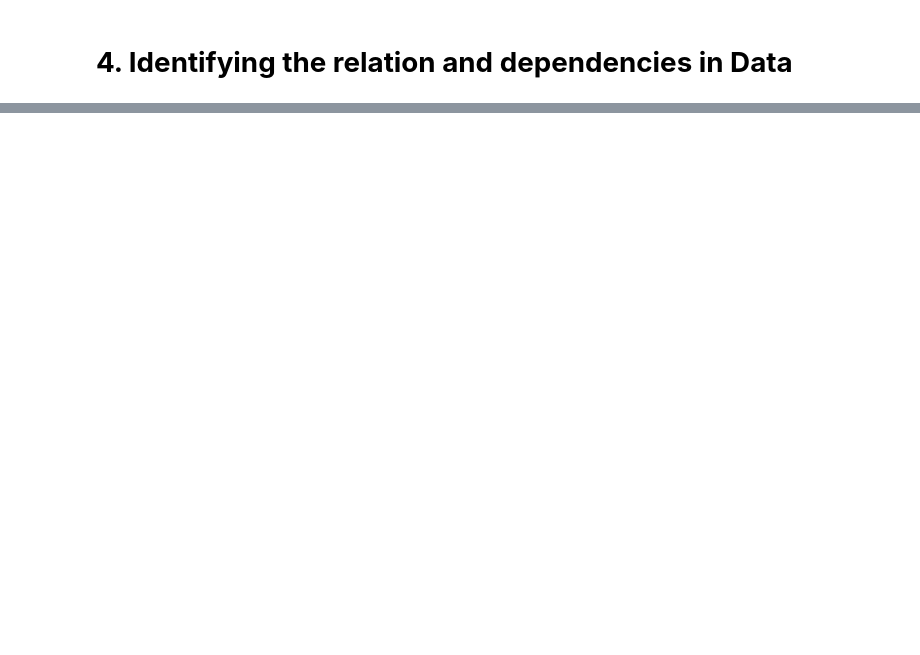
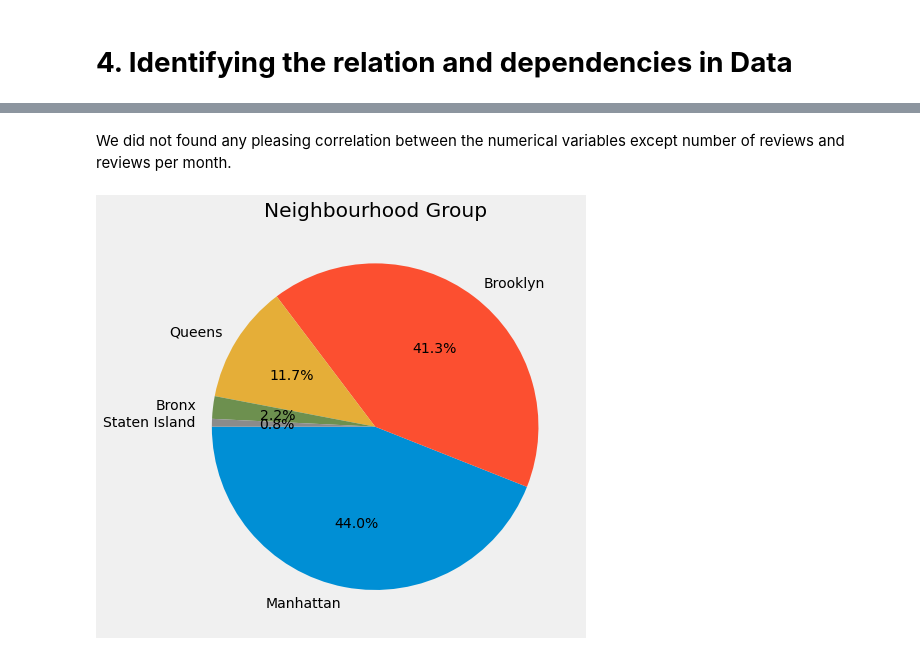
Before and after one commit to kashifkamran639/Airbnb-NYC-2019, a Jupyter notebook: Kashif_Kamran_Airbnb_Bookings_Analysis_Capstone_Project.ipynb, the cells around one changed output, grey strips where cells are left out. Cells and saved outputs as stored; diff of their text form; code cells hidden in the pictures; blank space fills up the shorter version.

```diff
--- a/Kashif_Kamran_Airbnb_Bookings_Analysis_Capstone_Project.ipynb
+++ b/Kashif_Kamran_Airbnb_Bookings_Analysis_Capstone_Project.ipynb
@@ -147,0 +191,8 @@ print(df[df.name==0].shape)
+# %%
+df['z_price'] = np.abs(stats.zscore(df['price']))
+df['z_min_nights'] = np.abs(stats.zscore(df['minimum_nights']))
+# %%
+# remove z scroe that are greater than 3
+
+df = df[(df['z_price'] < 3)]
+df = df[(df['z_min_nights'] < 3)]
@@ -149,0 +228,14 @@ print(df[df.name==0].shape)
+# %% [markdown]
+We did not found any pleasing correlation between the numerical variables except number of reviews and reviews per month.
+# %%
+#labels = df.neighbourhood_group.value_counts().index
+#colors = ['green','yellow','orange','pink','red']
+#explode = [0,0,0,0,0]
+#sizes = df.neighbourhood_group.value_counts().values
+plt.style.use('fivethirtyeight')
+plt.figure(figsize=(13,7))
+plt.title("Neighbourhood Group")
+g = plt.pie(df.neighbourhood_group.value_counts(), labels=df.neighbourhood_group.value_counts().index,autopct='%1.1f%%', startangle=180)
+plt.show()
+# %% [output]
+[figure, added]
```
Also changed, not shown: parts of 30 cells of this notebook.
